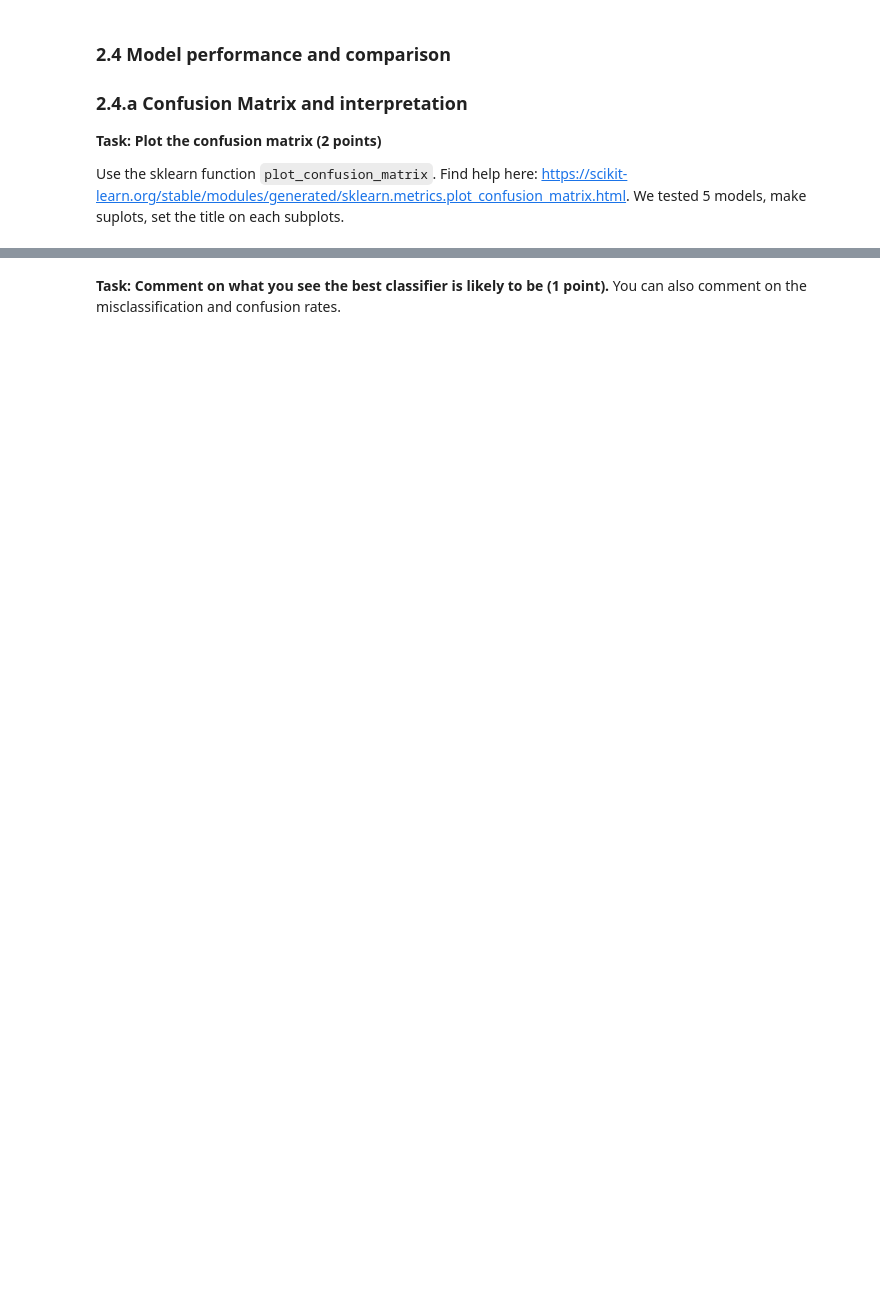
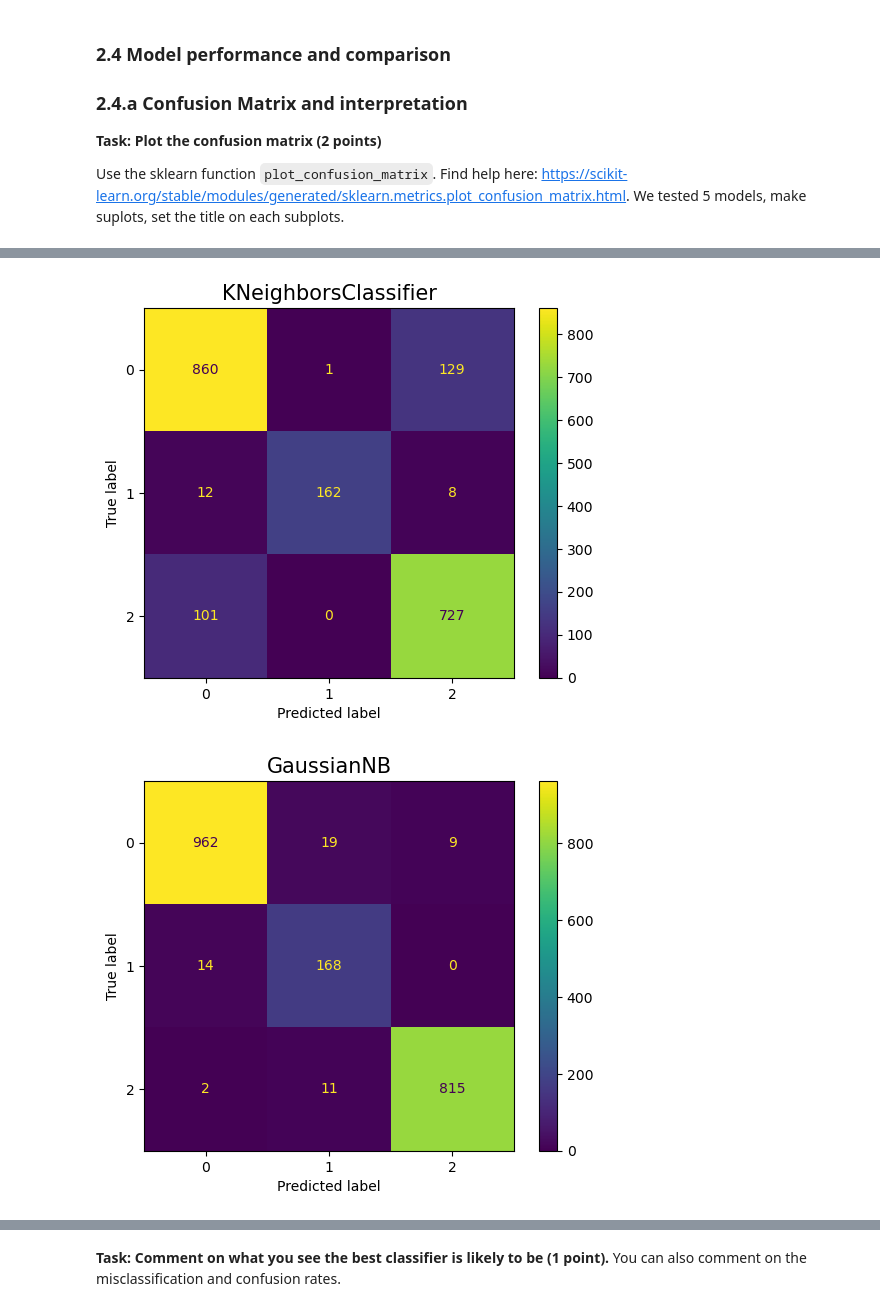
Before and after one commit to UW-ESS-DS/MLGeo_2022_dpsprink, a Jupyter notebook: Homeworks/Parker_HW7.ipynb, the cells around one changed output, grey strips where cells are left out. Cells and saved outputs as stored; diff of their text form; code cells hidden in the pictures; blank space fills up the shorter version.

```diff
--- a/Homeworks/Parker_HW7.ipynb
+++ b/Homeworks/Parker_HW7.ipynb
@@ -447,8 +450,16 @@ Text(0, 0.5, 'Counts')
 
 The models will be trained on the training data set and tested on the test data set
 # %%
+idx_train = np.random.choice(np.arange(10000), 8000, replace = False)
+idx_test = np.setdiff1d(np.arange(10000), idx_train)
+
+X_train = X[idx_train, :]
+y_train = Y[idx_train]
+
+X_test = X[idx_test, :]
+y_test = Y[idx_test]
 # answer
-import sklearn
-from sklearn.model_selection import train_test_split
-print(f"There are {sdss_df.drop('class',axis=1).shape[1]} features and {sdss_df.drop('class',axis=1).shape[0]} data samples")
-X_train, X_test, y_train, y_test = train_test_split(sdss_df.drop('class',axis=1),sdss_df['class'], test_size=0.5, shuffle=False)
+# import sklearn
+# from sklearn.model_selection import train_test_split
+# print(f"There are {sdss_df.drop('class',axis=1).shape[1]} features and {sdss_df.drop('class',axis=1).shape[0]} data samples")
+# X_train, X_test, y_train, y_test = train_test_split(sdss_df.drop('class',axis=1),sdss_df['class'], test_size=0.8, shuffle=False)
@@ -570,17 +619,19 @@ from sklearn.svm import SVC
 print("Classifying using Support Vector Machine Classfiers")
 
 # model design
-clf = SVC(gamma=0.001)
+svc_clf = SVC()
 
 # training
-clf.fit(X_train, y_train) # learn
+svc_clf.fit(X_train, y_train) # learn
 
 # evaluation
-svc_prediction = clf.predict(X_test) # predict on test
+svc_prediction = svc_clf.predict(X_test) # predict on test
 
 # evaluation:
 # print the classification report
 print("SVC Accuracy:", metrics.accuracy_score(y_true=y_test ,y_pred=svc_prediction))
 # save values of precision, recall, fscore, accuracy.
+print(classification_report(y_test, svc_prediction))
+svc_report=classification_report(y_test, svc_prediction,output_dict=True)
 # %% [output]
 Classifying using Support Vector Machine Classfiers
@@ -596,14 +656,16 @@ print("Classifying using Multi Layer Perceptron Classifier")
 
 
 # model design
-clf = MLPClassifier(random_state=1, max_iter=300)
+mlp_clf = MLPClassifier(random_state=1, max_iter=300)
 # training
-clf.fit(X_train, y_train)
+mlp_clf.fit(X_train, y_train)
 # evaluation
-y_pred_mlp = clf.predict(X_test)
+y_pred_mlp = mlp_clf.predict(X_test)
 # evaluation:
 # print the classification report
 print("MLP Accuracy:", metrics.accuracy_score(y_true=y_test ,y_pred=y_pred_mlp))
 # save values of precision, recall, fscore, accuracy.
+print(classification_report(y_test, y_pred_mlp))
+mlp_report=classification_report(y_test, y_pred_mlp,output_dict=True)
 # %% [output]
 Classifying using Multi Layer Perceptron Classifier
@@ -620,0 +690,12 @@ Use the sklearn function ``plot_confusion_matrix``. Find help here: https://scik
+# %%
+# plot the confusion matrix
+for model in [knn_clf, gnb, rf_clf, svc_clf, mlp_clf]:
+    if model == gnb:
+        X_test = sdss[idx_test, :]
+        y_test = Y[idx_test]
+    else:
+        X_test = X[idx_test, :]
+        y_test = Y[idx_test]
+    plot_confusion_matrix(model, X_test, y_test)
+    plt.title(str(model.__class__).split(".")[-1].split("'")[0], fontsize = 15)
+# %% [output]
@@ -620,0 +704,2 @@ Use the sklearn function ``plot_confusion_matrix``. Find help here: https://scik
+[figure, added]
+[figure, added]
```
Also changed, not shown: parts of 32 cells of this notebook.
